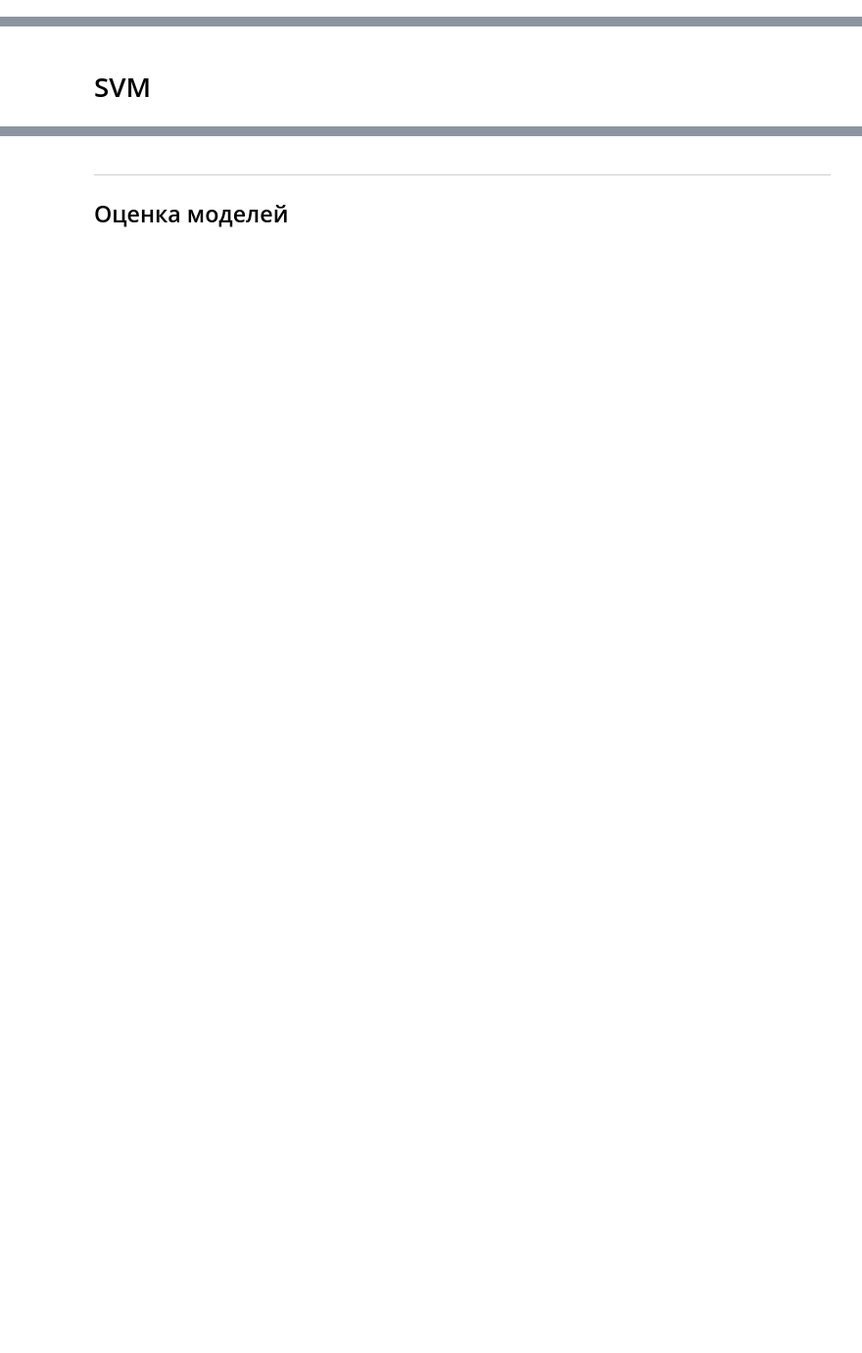
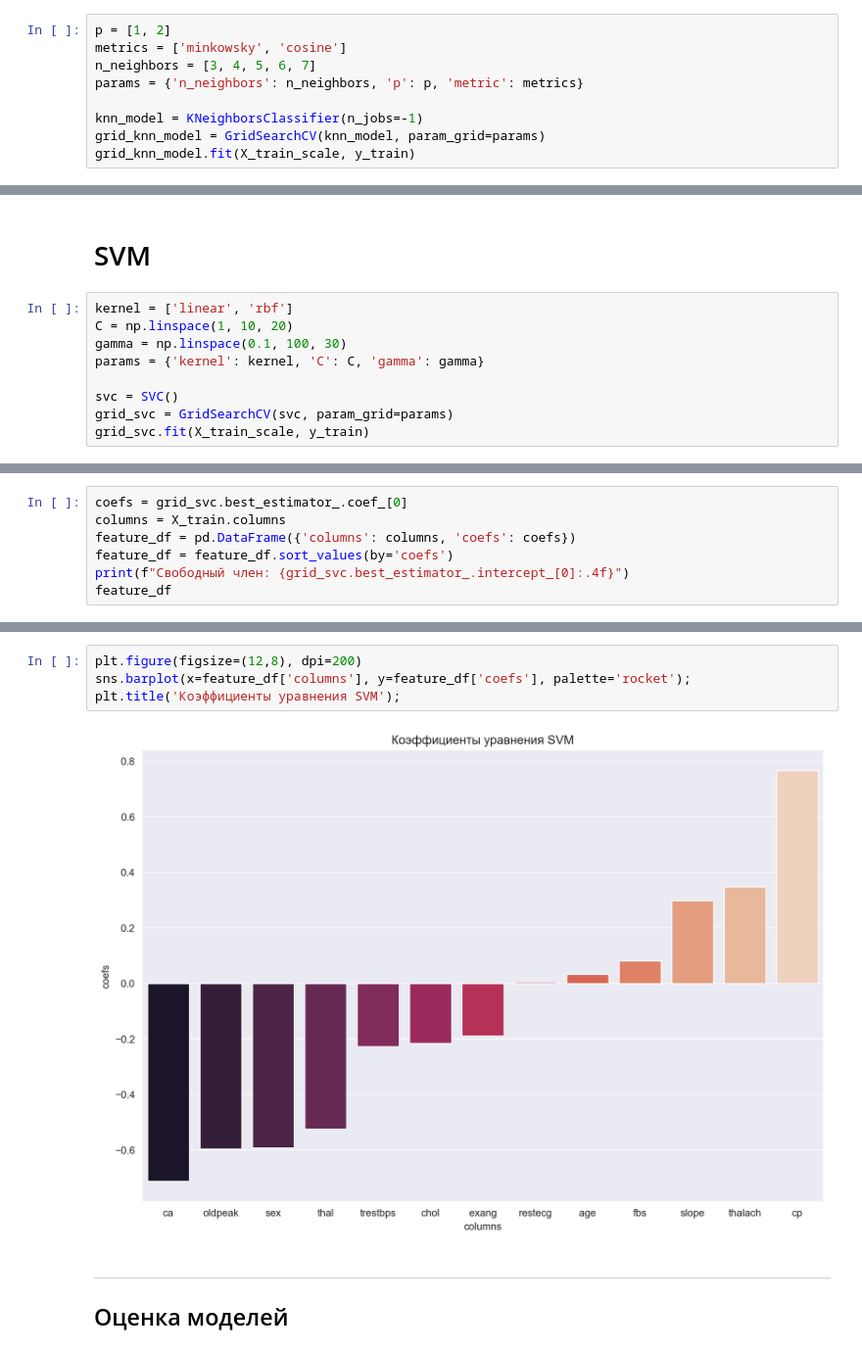
Before and after one commit to Safuanov888/Heart-disease, a Jupyter notebook: 02-Logistic-Regression-Project.ipynb, the cells around one changed output, grey strips where cells are left out. Shown at 98% size. Saved outputs shown, nothing was run; the diff lists cells and outputs as text; blank space fills up the shorter version.

```diff
--- a/02-Logistic-Regression-Project.ipynb
+++ b/02-Logistic-Regression-Project.ipynb
@@ -381,3 +346,12 @@ plt.title('Коэффициенты уравнения Логистическо
 [figure]
 # %% [markdown]
 # K-ближайших соседей
+# %%
+p = [1, 2]
+metrics = ['minkowsky', 'cosine']
+n_neighbors = [3, 4, 5, 6, 7]
+params = {'n_neighbors': n_neighbors, 'p': p, 'metric': metrics}
+
+knn_model = KNeighborsClassifier(n_jobs=-1)
+grid_knn_model = GridSearchCV(knn_model, param_grid=params)
+grid_knn_model.fit(X_train_scale, y_train)
@@ -384,2 +368,11 @@ plt.title('Коэффициенты уравнения Логистическо
 # %% [markdown]
 # SVM
+# %%
+kernel = ['linear', 'rbf']
+C = np.linspace(1, 10, 20)
+gamma = np.linspace(0.1, 100, 30)
+params = {'kernel': kernel, 'C': C, 'gamma': gamma}
+
+svc = SVC()
+grid_svc = GridSearchCV(svc, param_grid=params)
+grid_svc.fit(X_train_scale, y_train)
@@ -385,0 +398,7 @@ plt.title('Коэффициенты уравнения Логистическо
+# %%
+coefs = grid_svc.best_estimator_.coef_[0]
+columns = X_train.columns
+feature_df = pd.DataFrame({'columns': columns, 'coefs': coefs})
+feature_df = feature_df.sort_values(by='coefs')
+print(f"Свободный член: {grid_svc.best_estimator_.intercept_[0]:.4f}")
+feature_df
@@ -386,3 +421,9 @@ plt.title('Коэффициенты уравнения Логистическо
+# %%
+plt.figure(figsize=(12,8), dpi=200)
+sns.barplot(x=feature_df['columns'], y=feature_df['coefs'], palette='rocket');
+plt.title('Коэффициенты уравнения SVM');
+# %% [output]
+[figure, added]
 # %% [markdown]
 ---------
 
```
Also changed, not shown: parts of 42 cells of this notebook.
